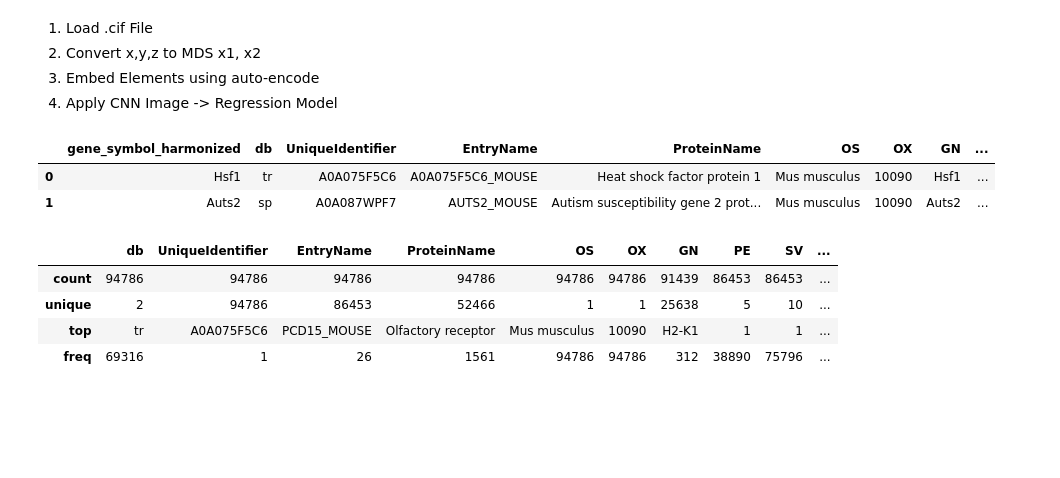
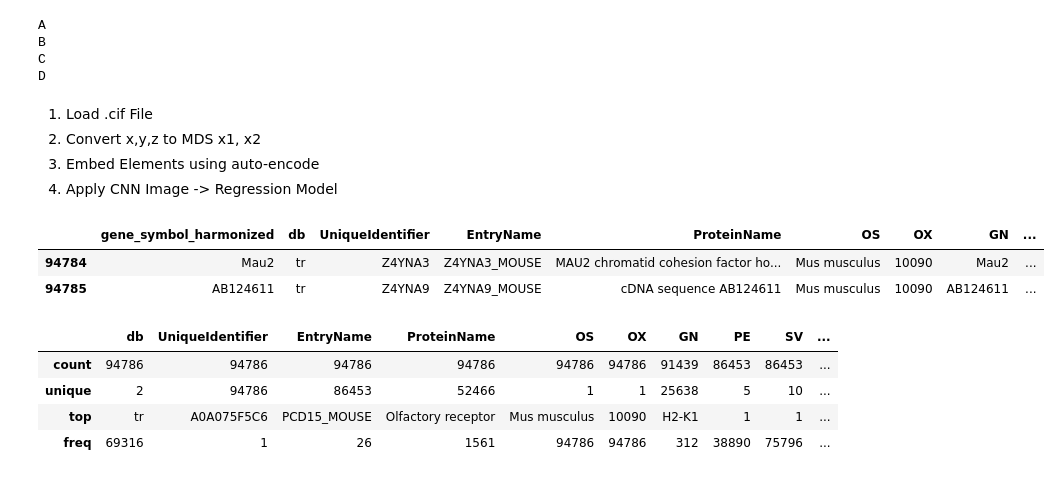
Before and after one commit to gene-to-phenotype-predictions/bert_dna_weight, a Jupyter notebook: Protien.ipynb, the cells around one changed output. Drawn from its saved outputs; the diff is of its cells as text; code cells hidden in the pictures; blank space fills up the shorter version.

```diff
--- a/Protien.ipynb
+++ b/Protien.ipynb
@@ -32,3 +74,11 @@ Bio.PDB.MMCIF2Dict.MMCIF2Dict
+# %%
+for chain in model.get_chains():
+    print(chain.id)
+# %% [output]
+A
+B
+C
+D
 # %% [markdown]
 1. Load .cif File
 2. Convert x,y,z to MDS x1, x2
@@ -38,11 +88,11 @@ Bio.PDB.MMCIF2Dict.MMCIF2Dict
 with open("./data/gene_symbol_protein_sequences.pkl", 'rb') as file:
         protein =  pickle.load(file)
 # %%
-protein.head(2)
+protein.tail(2)
 # %% [output]
 |  | gene_symbol_harmonized | db | UniqueIdentifier | EntryName | ProteinName | OS | OX | GN | ... |
-| 0 | Hsf1 | tr | A0A075F5C6 | A0A075F5C6_MOUSE | Heat shock factor protein 1 | Mus musculus | 10090 | Hsf1 | ... |
-| 1 | Auts2 | sp | A0A087WPF7 | AUTS2_MOUSE | Autism susceptibility gene 2 prot... | Mus musculus | 10090 | Auts2 | ... |
+| 94784 | Mau2 | tr | Z4YNA3 | Z4YNA3_MOUSE | MAU2 chromatid cohesion factor ho... | Mus musculus | 10090 | Mau2 | ... |
+| 94785 | AB124611 | tr | Z4YNA9 | Z4YNA9_MOUSE | cDNA sequence AB124611 | Mus musculus | 10090 | AB124611 | ... |
 # %%
 protein.describe()
 # %% [output]
```
Also changed, not shown: parts of 10 cells of this notebook, 1 other file.
